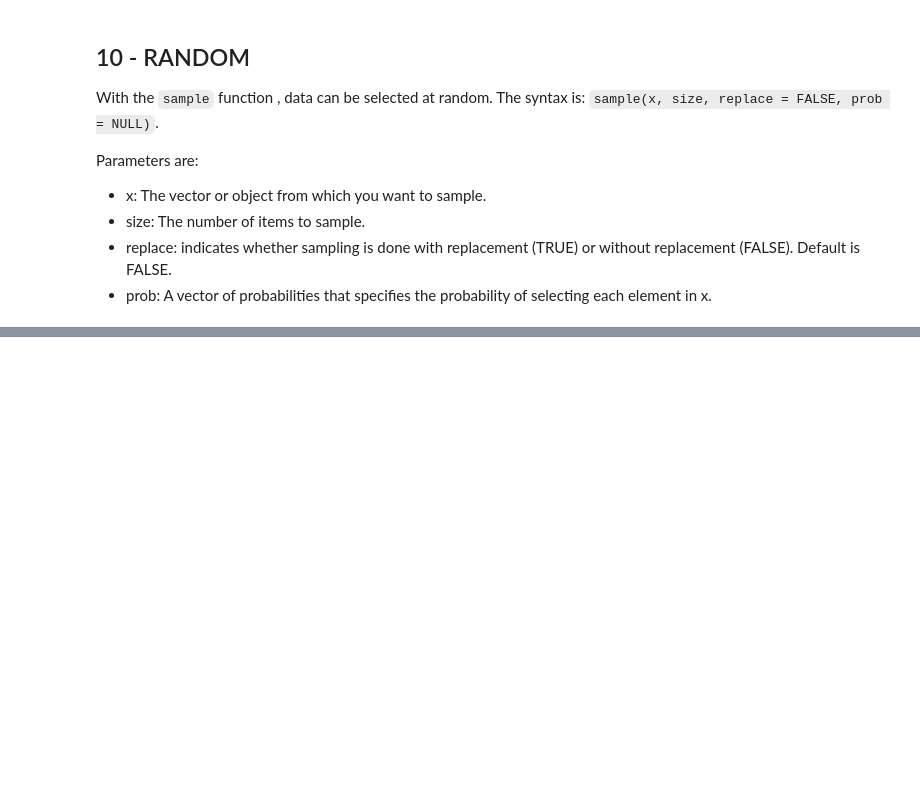
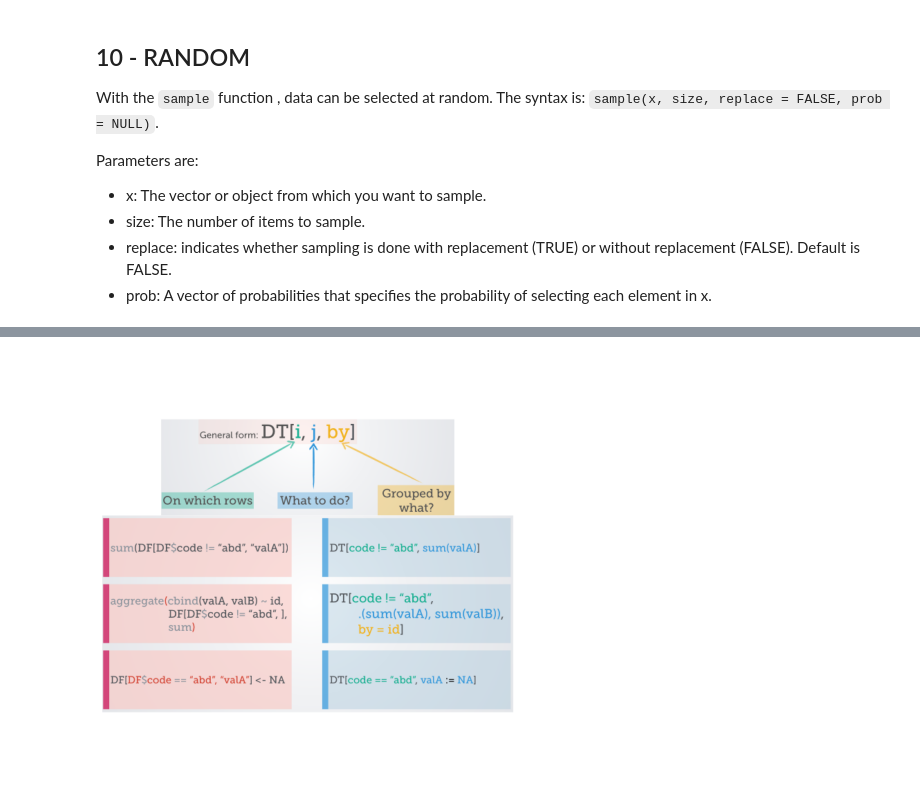
Before and after one commit to seccobenedetto/coding_tutorials, a Jupyter notebook: R.ipynb, the cells around one changed output, grey strips where cells are left out. Cells and saved outputs as stored; diff of their text form; code cells hidden in the pictures; blank space fills up the shorter version.

```diff
--- a/R.ipynb
+++ b/R.ipynb
@@ -728,9 +881,6 @@ print(df)
 2     Bob  30  Milano
 3 Charlie  28 Firenze
 # %%
-library(png)
-library(grid)
-img <- readPNG("./images/data.frame.png")     # effect of modifying a column
-grid.raster(img)
+img <- readPNG("./images/data.frame.png"); grid.raster(img)
 # %% [output]
 [figure]
@@ -750,0 +971,4 @@ Parameters are:
+# %%
+img <- readPNG("./images/data.table.png"); grid.raster(img)
+# %% [output]
+[figure, added]
```
Also changed, not shown: parts of 38 cells of this notebook, 2 other files.
